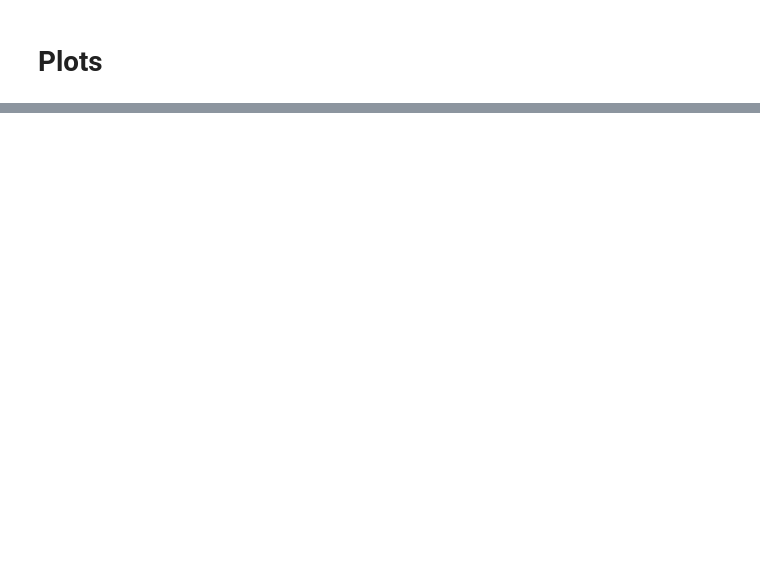
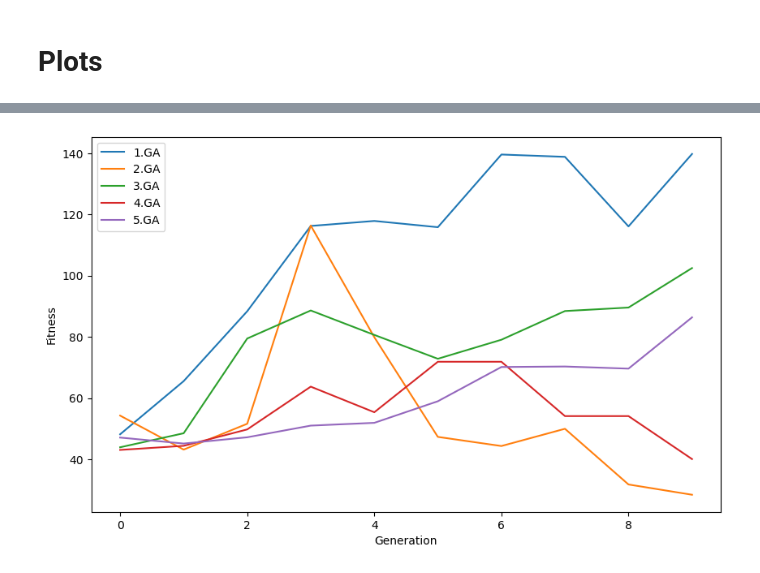
Before and after one commit to madyass/new-railway-station-optimization, a Jupyter notebook: main.ipynb, the cells around one changed output, grey strips where cells are left out. Drawn from its saved outputs; the diff is of its cells as text; code cells hidden in the pictures; blank space fills up the shorter version.

```diff
--- a/main.ipynb
+++ b/main.ipynb
@@ -555,0 +570,25 @@ plt.show()
+# %%
+array_GA = []
+
+for i in range(5):
+    temp_planner = GeneticMetroPlanner(
+    all_stations_df=all_stations_neighboor,
+    neighborhood_df=population_df,
+    connectivity_dict=connectivity_dict,
+    existing_lines_dict=existing_stations_dict,
+    mutation_rate=0.1,
+    mutation_line_rate=0.2,
+    generation_number=10,
+    child_number=30,
+    max_per_station=3,
+    verbose=False,
+    random_seed=i*10
+    )
+    array_GA.append(temp_planner)
+# %%
+multiple_history = []
+for GA in array_GA:
+    GA.run()
+    temp_history_df = pd.DataFrame(GA.history)
+    temp_history_df['generation'] = range(len(temp_history_df))
+    multiple_history.append(temp_history_df)
@@ -555,0 +606,12 @@ plt.show()
+# %%
+plt.figure(figsize=(10,6))
+i = 1
+for GA_history in multiple_history:
+    plt.plot(GA_history['generation'] , GA_history['fitness'] , label =f"{i}.GA")
+    i += 1
+plt.xlabel('Generation')
+plt.ylabel('Fitness')
+plt.legend()
+plt.show()
+# %% [output]
+[figure, added]
```
Also changed, not shown: parts of 19 cells of this notebook, 9 other files.
